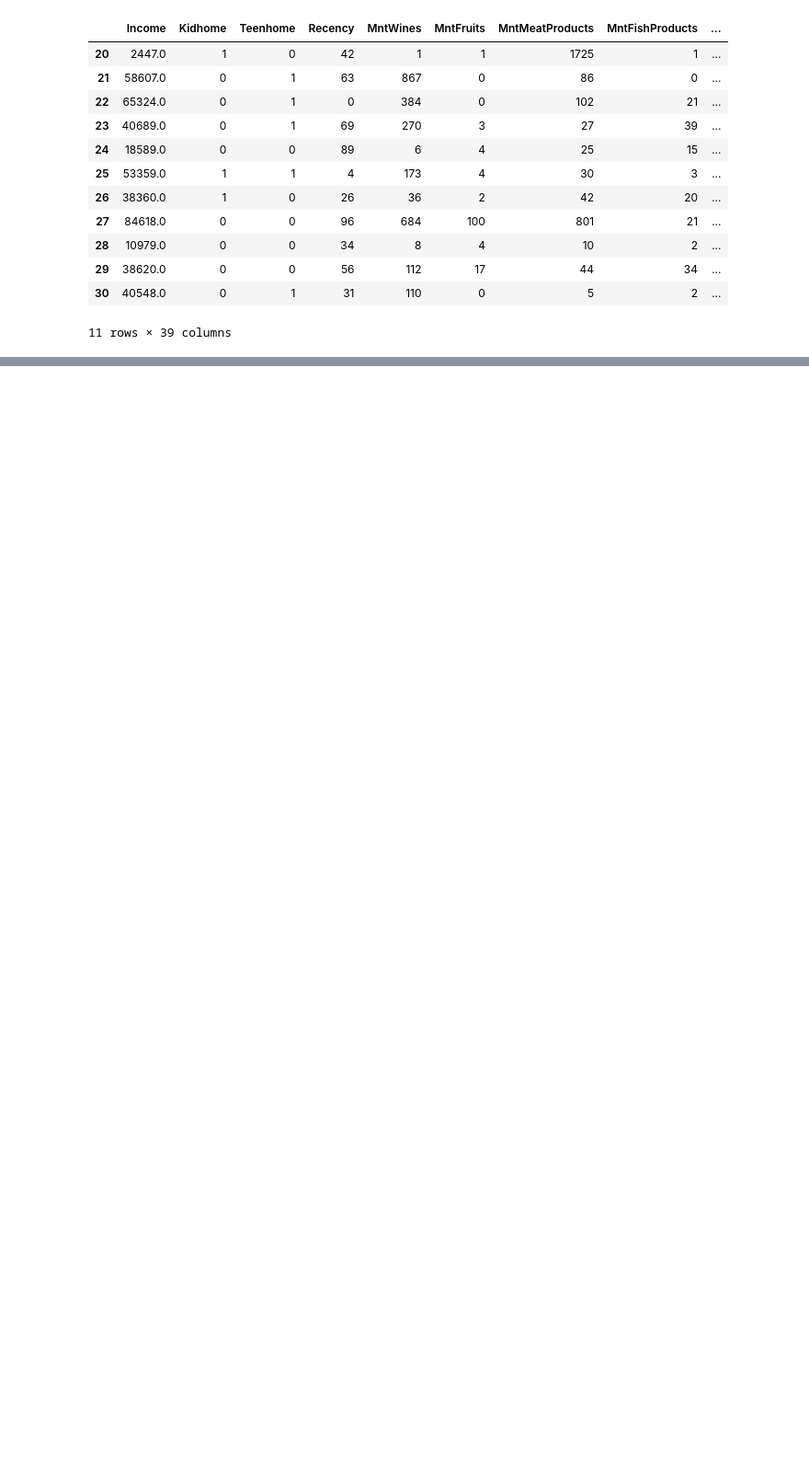
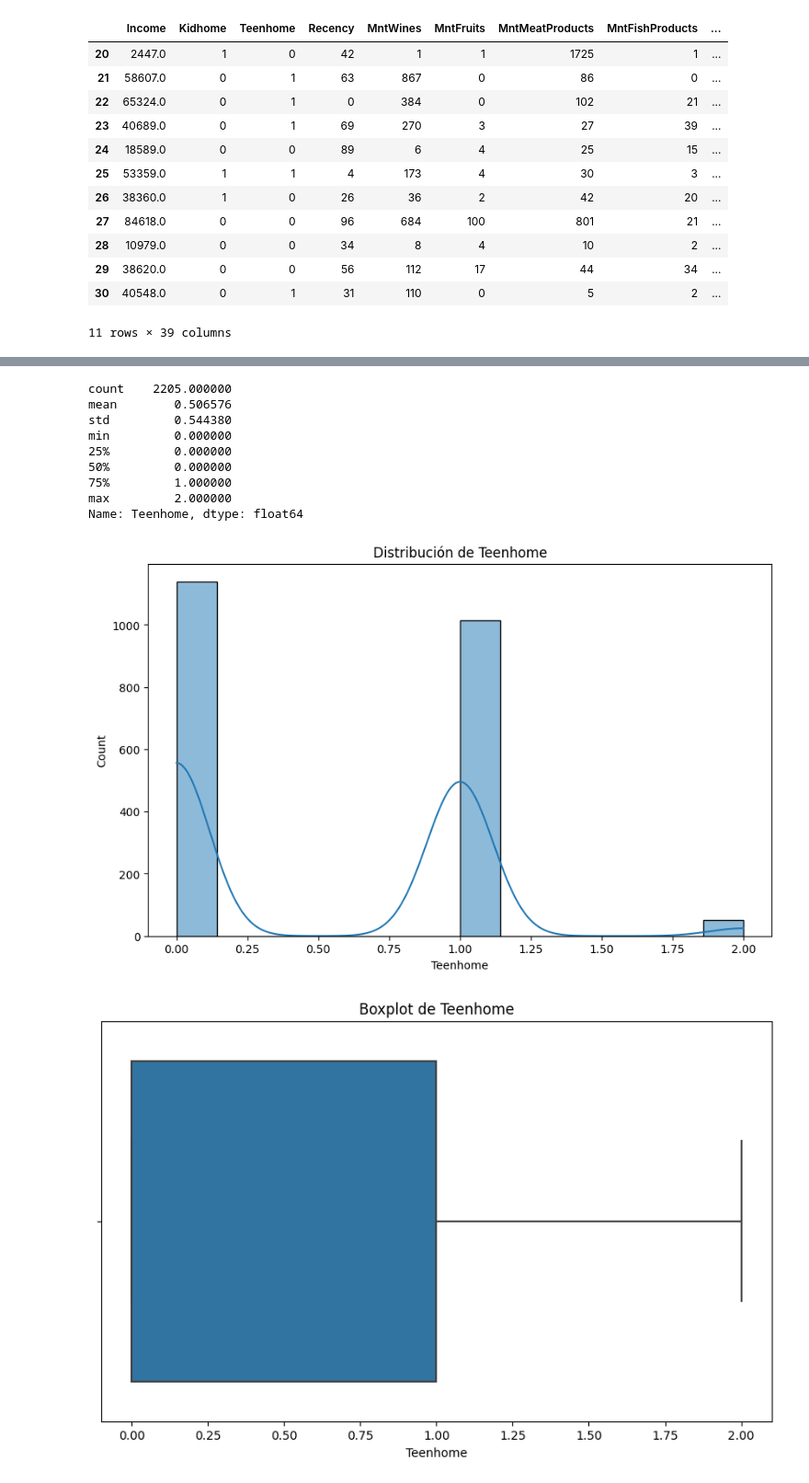
Before and after one commit to Izainea/mercadeia, a Jupyter notebook: 02_primer_cuaderno.ipynb, the cells around one changed output, grey strips where cells are left out. Shown at 92% size. Cells and saved outputs as stored; diff of their text form; code cells hidden in the pictures; blank space fills up the shorter version.

```diff
--- a/02_primer_cuaderno.ipynb
+++ b/02_primer_cuaderno.ipynb
@@ -93,0 +174,27 @@ NameError: name 'df' is not defined
+# %%
+## Describe la variable 'Teenhome'
+print(df['Teenhome'].describe())
+
+# Histograma de la variable 'Teenhome'
+plt.figure(figsize=(10, 6))
+sns.histplot(df['Teenhome'], kde=True)
+plt.title('Distribución de Teenhome')
+plt.show()
+
+# Boxplot de la variable 'Teenhome'
+plt.figure(figsize=(10, 6))
+sns.boxplot(x=df['Teenhome'])
+plt.title('Boxplot de Teenhome')
+plt.show()
+# %% [output]
+count    2205.000000
+mean        0.506576
+std         0.544380
+min         0.000000
+25%         0.000000
+50%         0.000000
+75%         1.000000
+max         2.000000
+Name: Teenhome, dtype: float64
+[figure, added]
+[figure, added]
```
Also changed, not shown: parts of 14 cells of this notebook, 36 other files.
